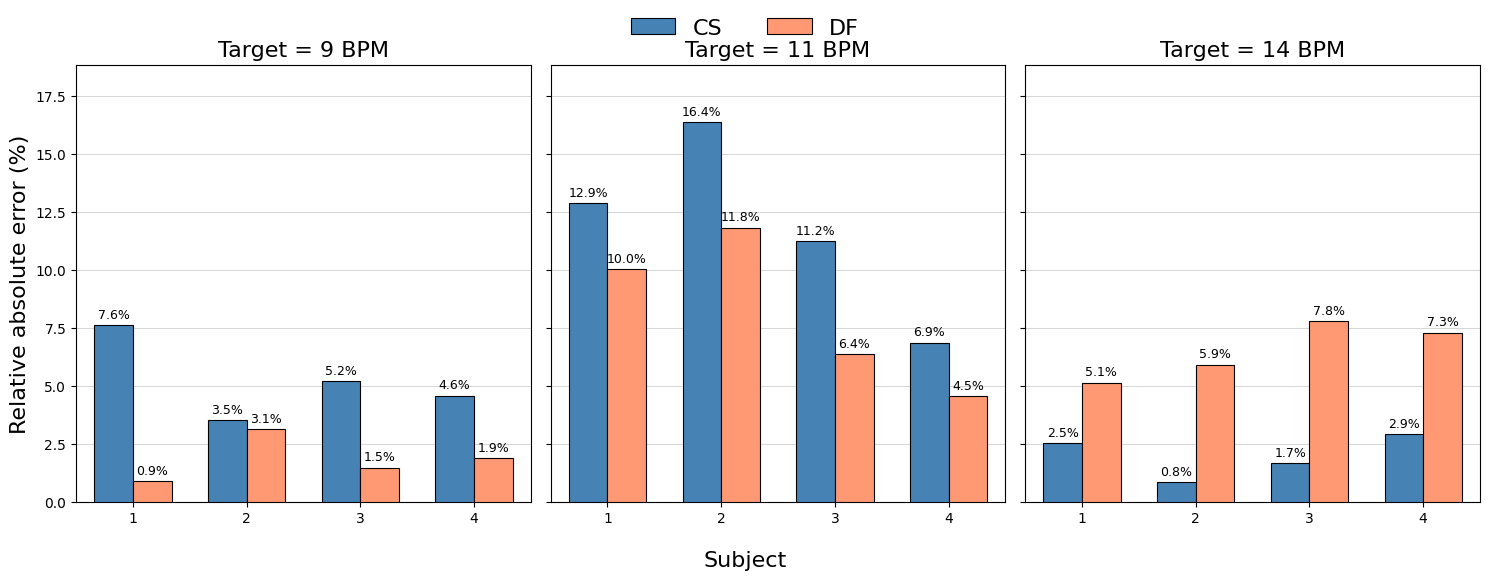
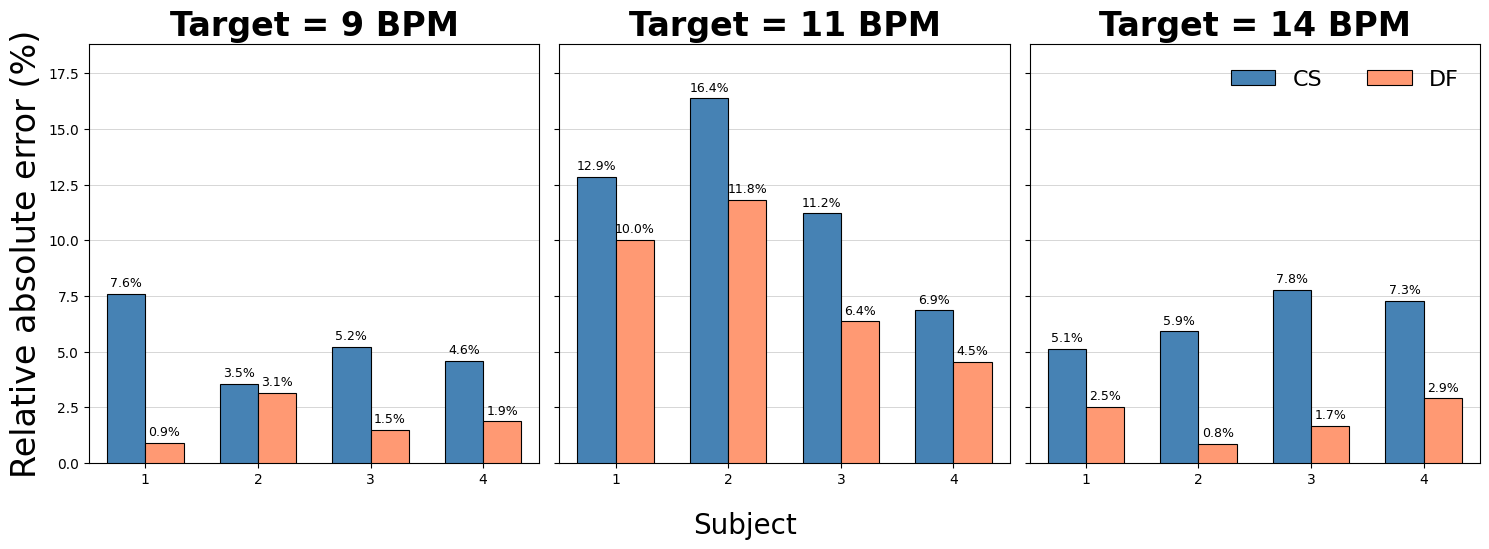
Unified diff of the notebook cell whose output changed from the first chart to the second:
--- before
+++ after
@@ -12,16 +12,16 @@
 true_bpms = [9, 11, 14]
 
-est = {
-    "CS": {
-        9:  [9.684, 9.318, 9.468, 9.412],
-        11: [12.414, 12.801, 12.234, 11.754],
-        14: [14.352, 14.118, 14.232, 14.406],
-    },
-    "DF": {
-        9:  [9.080, 8.718, 8.868, 8.832],
-        11: [12.102, 12.300, 11.700, 11.500],
-        14: [14.718, 14.828, 15.090, 15.020],
-    }
-}
+# est = {
+#     "CS": {
+#         9:  [9.684, 9.318, 9.468, 9.412],
+#         11: [12.414, 12.801, 12.234, 11.754],
+#         14: [14.352, 14.118, 14.232, 14.406],
+#     },
+#     "DF": {
+#         9:  [9.080, 8.718, 8.868, 8.832],
+#         11: [12.102, 12.300, 11.700, 11.500],
+#         14: [14.718, 14.828, 15.090, 15.020],
+#     }
+# }
 
 def percent_abs_error(est_list, true_bpm):
@@ -32,5 +32,5 @@
 # 2) 样式：默认字体 + 指定颜色 + 黑边框
 # -----------------------
-107, 155, 195
+# 107, 155, 195
 # 你指定的 RGB：CS(31,119,180), DF(255,127,14)
 colors = {
@@ -83,5 +83,5 @@
     ax.bar_label(bars_df, fmt="%.1f%%", padding=3, fontsize=9)
 
-    ax.set_title(f"Target = {tbpm} BPM", fontsize=16)
+    ax.set_title(f"Target = {tbpm} BPM", fontsize=24, fontweight="bold")
     ax.set_xlim(0.5, 4.5)
     ax.set_xticks(subject_ids)
@@ -92,10 +92,10 @@
     ax.grid(False, axis="x")
 
-axes[0].set_ylabel("Relative absolute error (%)",fontsize=16)
-fig.supxlabel("Subject",fontsize=16)
+axes[0].set_ylabel("Relative absolute error (%)",fontsize=24)
+fig.supxlabel("Subject",fontsize=20)
 
 # 只保留一个图例（从第一个子图取）
 handles, labels = axes[0].get_legend_handles_labels()
-fig.legend(handles, labels, loc="upper center", ncol=2, frameon=False, bbox_to_anchor=(0.5, 1.05),fontsize=16)
+fig.legend(handles, labels, loc="upper center", ncol=2, frameon=False, bbox_to_anchor=(0.9, 0.9),fontsize=16)
 
 plt.tight_layout()

Commit: 其他杂项改动